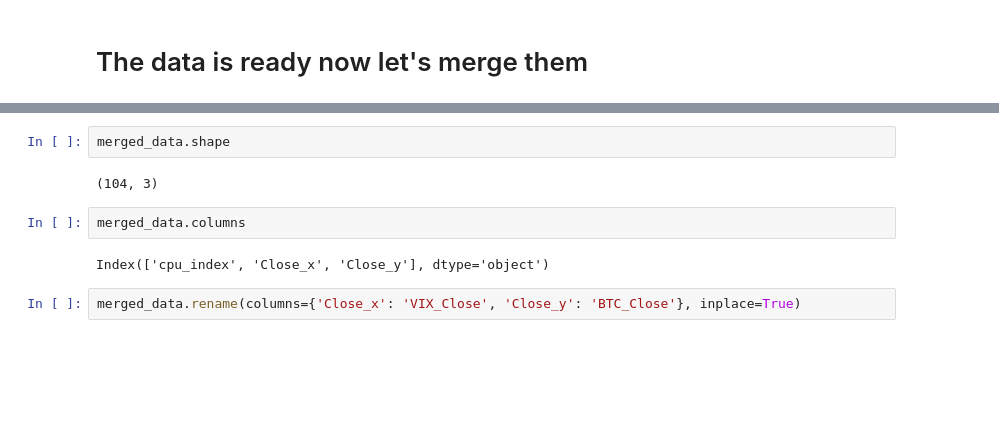
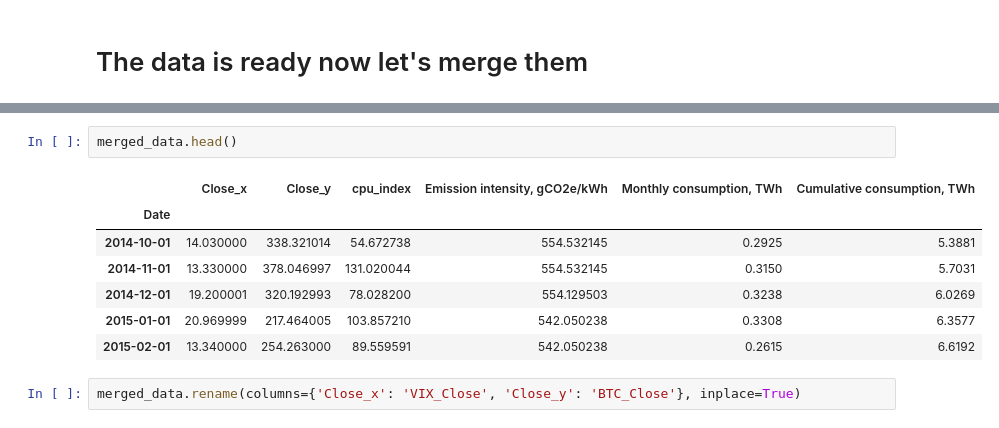
Before and after one commit to idriskhattak/Impact-of-Environment-on-BTICOIN, a Jupyter notebook: Merging the datasets.ipynb, the cells around one changed output, grey strips where cells are left out. Saved outputs shown, nothing was run; the diff lists cells and outputs as text; blank space fills up the shorter version.

```diff
--- a/Merging the datasets.ipynb
+++ b/Merging the datasets.ipynb
@@ -219,11 +197,13 @@ merged_data = pd.merge(merged_data, BTC_data_selected, on='Date', how='inner')
 # %%
-merged_data.shape
+merged_data.head()
 # %% [output]
-(104, 3)
+|  | Close_x | Close_y | cpu_index | Emission intensity, gCO2e/kWh | Monthly consumption, TWh | Cumulative consumption, TWh |
+| Date |  |  |  |  |  |  |
+| 2014-10-01 | 14.030000 | 338.321014 | 54.672738 | 554.532145 | 0.2925 | 5.3881 |
+| 2014-11-01 | 13.330000 | 378.046997 | 131.020044 | 554.532145 | 0.3150 | 5.7031 |
+| 2014-12-01 | 19.200001 | 320.192993 | 78.028200 | 554.129503 | 0.3238 | 6.0269 |
+| 2015-01-01 | 20.969999 | 217.464005 | 103.857210 | 542.050238 | 0.3308 | 6.3577 |
+| 2015-02-01 | 13.340000 | 254.263000 | 89.559591 | 542.050238 | 0.2615 | 6.6192 |
-# %%
-merged_data.columns
-# %% [output]
-Index(['cpu_index', 'Close_x', 'Close_y'], dtype='object')
 # %%
 merged_data.rename(columns={'Close_x': 'VIX_Close', 'Close_y': 'BTC_Close'}, inplace=True)
 # %%
```
Also changed, not shown: parts of 27 cells of this notebook, 7 other files.
